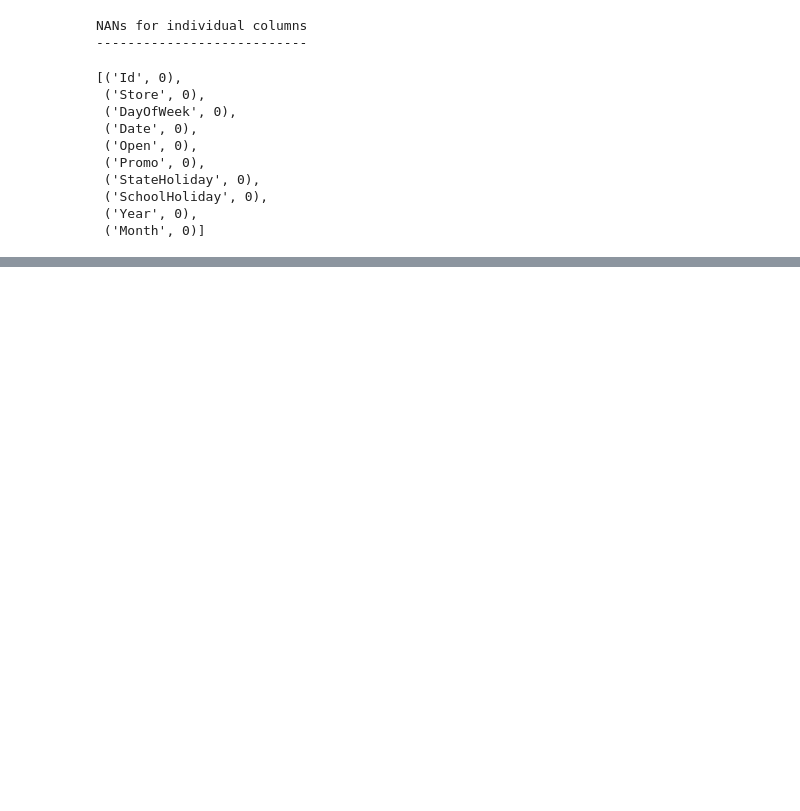
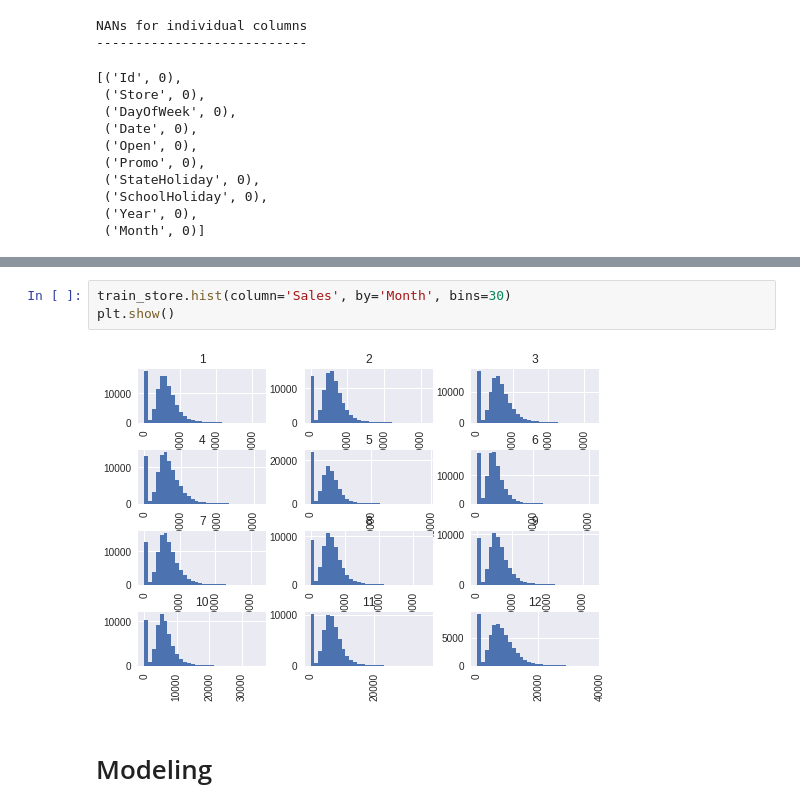
Before and after one commit to ibelieveai/DS-Projects, a Jupyter notebook: Rossmann_Store_Sales_Prediction_Cleaning.ipynb, the cells around one changed output, grey strips where cells are left out. Cells and saved outputs as stored; diff of their text form; blank space fills up the shorter version.

```diff
--- a/Rossmann_Store_Sales_Prediction_Cleaning.ipynb
+++ b/Rossmann_Store_Sales_Prediction_Cleaning.ipynb
@@ -157,0 +317,7 @@ NANs for individual columns
+# %%
+train_store.hist(column='Sales', by='Month', bins=30)
+plt.show()
+# %% [output]
+[figure, added]
+# %% [markdown]
+# Modeling
```
Also changed, not shown: parts of 42 cells of this notebook.
